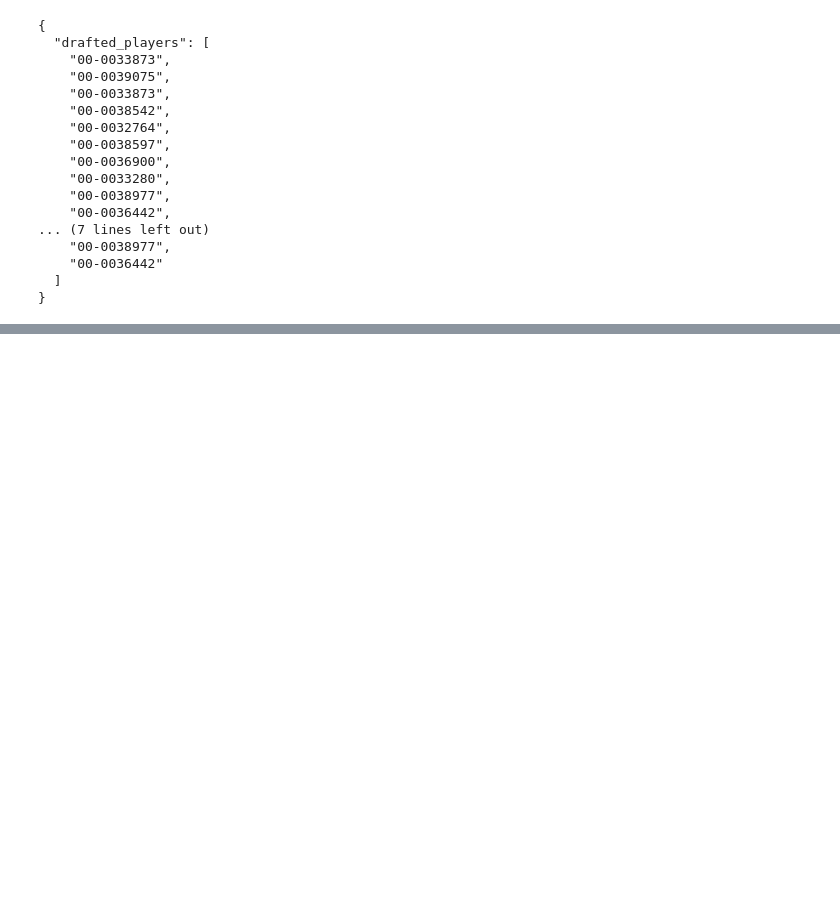
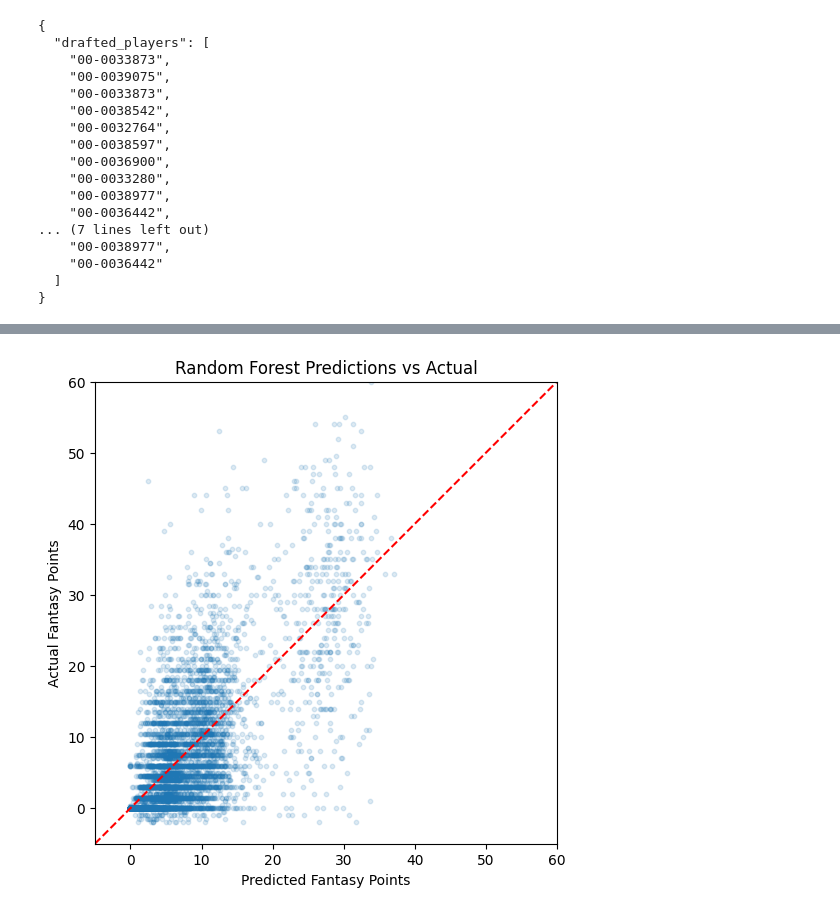
Before and after one commit to Dav1esJ/AIFFPredictor, a Jupyter notebook: notebooks/data_exploration.ipynb, the cells around one changed output, grey strips where cells are left out. Cells and saved outputs as stored; diff of their text form; code cells hidden in the pictures; blank space fills up the shorter version.

```diff
--- a/notebooks/data_exploration.ipynb
+++ b/notebooks/data_exploration.ipynb
@@ -408,3 +410,19 @@ with open(r"C:\AIFFPredictor\AIFFPredictor\data\draft_state.json", "r") as f:
     "00-0036442"
   ]
 }
+# %%
+import sys
+sys.path.append('..')
+from src.models import *
+
+train_df = pl.read_parquet("../data/train.parquet")
+test_df = pl.read_parquet("../data/test.parquet")
+
+feature_column = get_feature_columns(train_df)
+baseline_model = train_baseline(train_df)
+
+
+linear_model = train_Linear_model(train_df, feature_column)
+linear_predictions = linear_model.predict(test_df[feature_column].to_numpy())
+
+linear_evaluation = evaluate(linear_predictions, test_df['my_fantasy_points'])
@@ -410,0 +471,18 @@ with open(r"C:\AIFFPredictor\AIFFPredictor\data\draft_state.json", "r") as f:
+# %%
+# scatter plot of predicted vs actual for the best model (Random Forest)
+lo, hi = -5, 60
+fig, ax = plt.subplots(figsize=(6, 6))
+ax.scatter(model_predictions, test_df['my_fantasy_points'], alpha=0.15, s=10)
+ax.plot([lo, hi], [lo, hi], 'r--')  # line of perfect prediction
+ax.set_xlim(lo, hi)
+ax.set_ylim(lo, hi)
+ax.set_aspect('equal', adjustable='box')
+
+#title, x-axis label, y-axis label
+ax.set_title('Random Forest Predictions vs Actual')
+ax.set_xlabel('Predicted Fantasy Points')
+ax.set_ylabel('Actual Fantasy Points')
+plt.savefig("../docs/predicted_vs_actual.png", dpi=150, bbox_inches="tight")
+plt.show()
+# %% [output]
+[figure, added]
```
Also changed, not shown: parts of 8 cells of this notebook, 5 other files.
